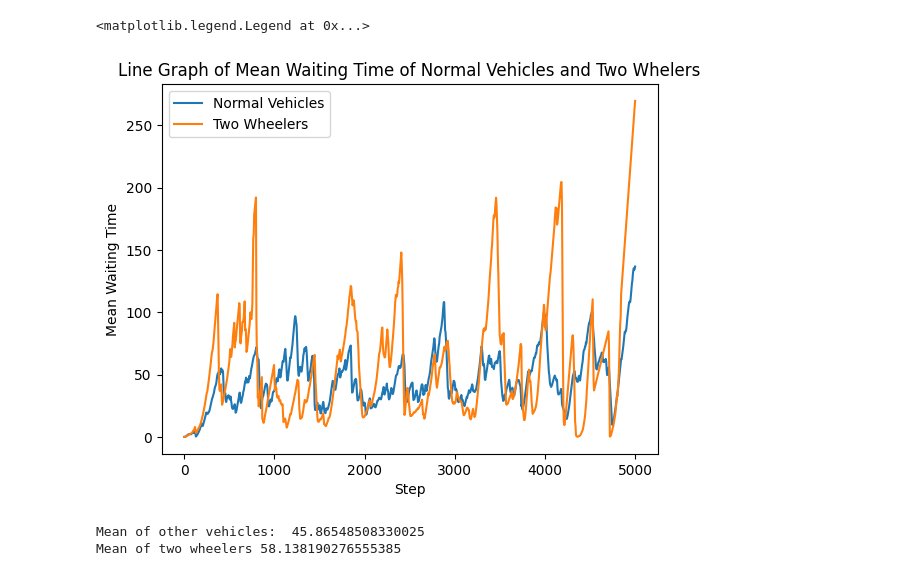
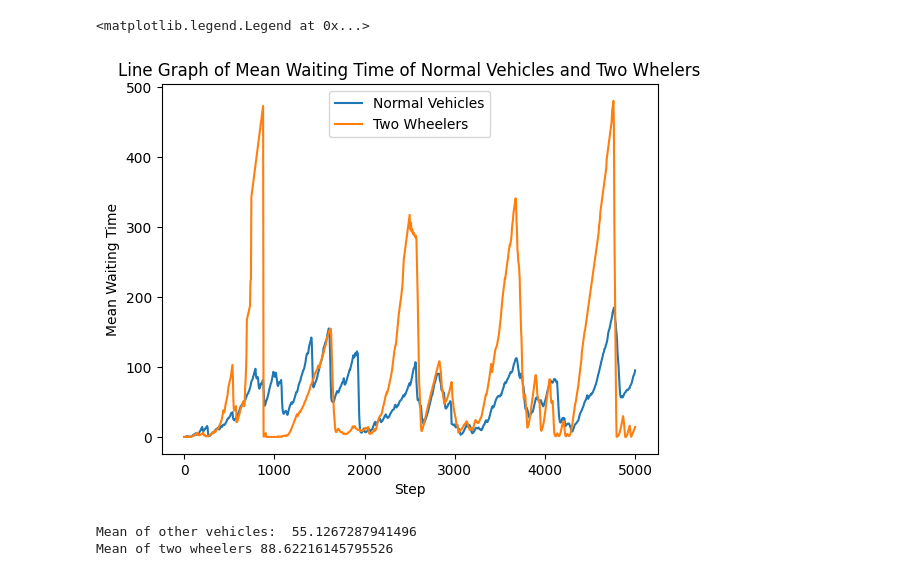
Before and after one commit to vishwajithsandaru/marl_sumo_simulation, a Jupyter notebook: util/plot.ipynb, the cells around one changed output. Saved outputs shown, nothing was run; the diff lists cells and outputs as text; code cells hidden in the pictures.

```diff
--- a/util/plot.ipynb
+++ b/util/plot.ipynb
@@ -2,29 +2,33 @@
 import matplotlib.pyplot as plt
 import pandas as pd
 # %%
-df_marl = pd.read_csv('../output/marl/ppo-2000s-2/colombo_conn0_ep62.csv')
+df_marl = pd.read_csv('../output/marl/ppo-2000s-3/colombo_conn0_ep2.csv')
 df_fixed = pd.read_csv('../output/fixed_time_phase/5000.csv')
 # %%
 x = df_fixed['step']
 y1 = df_fixed['system_mean_waiting_time_mc']
 y2 = df_fixed['system_mean_waiting_time_mb']
+
+x_m = df_marl['step']
+y1_m = df_marl['system_mean_waiting_time_mc']
+y2_m = df_marl['system_mean_waiting_time_mb']
 # %%
-plt.plot(x, y1, label='Normal Vehicles')
-plt.plot(x, y2, label='Two Wheelers')
+plt.plot(x_m, y1_m, label='Normal Vehicles')
+plt.plot(x_m, y2_m, label='Two Wheelers')
 
 plt.title('Line Graph of Mean Waiting Time of Normal Vehicles and Two Whelers')
 plt.xlabel('Step')
 plt.ylabel('Mean Waiting Time')
 plt.legend()
 # %% [output]
 <matplotlib.legend.Legend at 0x...>
-[figure, old version]
+[figure, new version]
 # %%
-mc_mean = y1.mean()
-mb_mean = y2.mean()
+mc_mean = y1_m.mean()
+mb_mean = y2_m.mean()
 
 print('Mean of other vehicles: ', mc_mean)
 print('Mean of two wheelers', mb_mean)
 # %% [output]
-Mean of other vehicles:  45.86548508330025
-Mean of two wheelers 58.138190276555385
+Mean of other vehicles:  55.1267287941496
+Mean of two wheelers 88.62216145795526
```
Also changed, not shown: 1 other file.
